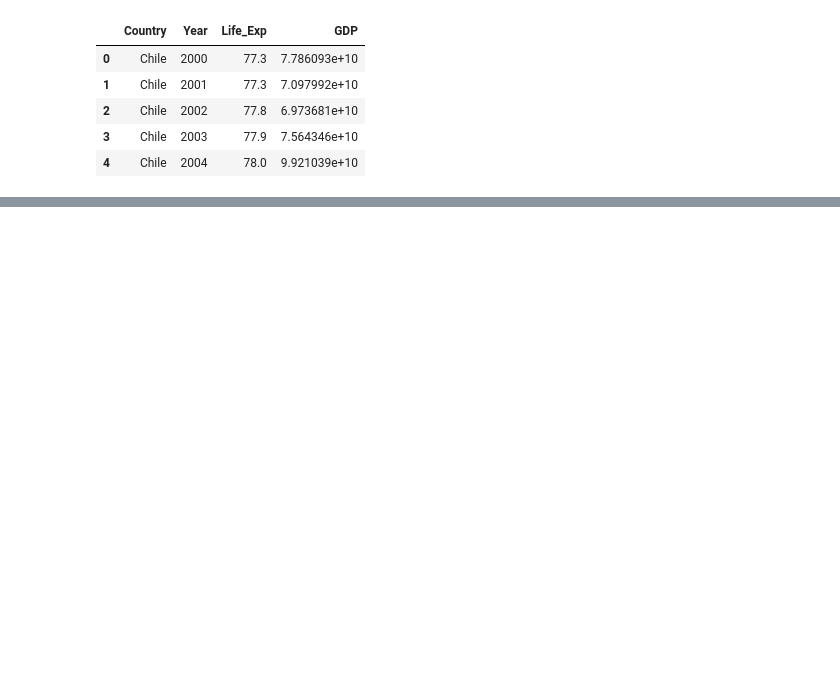
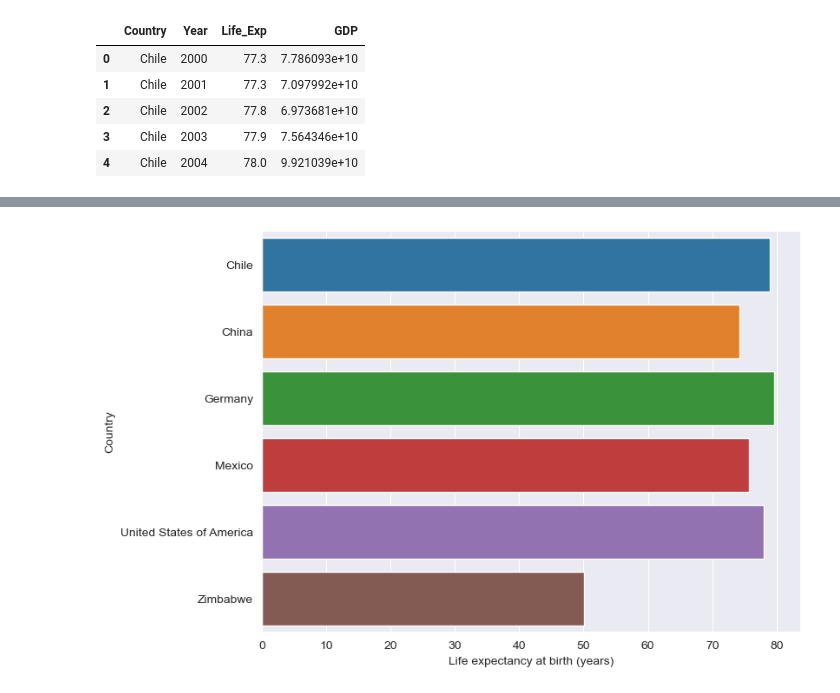
Before and after one commit to dorinMaraku/Life-Expectancy-and-GDP-Starter, a Jupyter notebook: life_expectancy_gdp.ipynb, the cells around one changed output, grey strips where cells are left out. Saved outputs shown, nothing was run; the diff lists cells and outputs as text; code cells hidden in the pictures; blank space fills up the shorter version.

```diff
--- a/life_expectancy_gdp.ipynb
+++ b/life_expectancy_gdp.ipynb
@@ -169,0 +115,3 @@ sns.histplot(data = df, x='Year', y='GDP_Fluct', hue='Country');
+# %%
+dfMean = df.drop('Year', axis=1).groupby('Country').mean().reset_index()
+dfMean
@@ -169,0 +132,8 @@ sns.histplot(data = df, x='Year', y='GDP_Fluct', hue='Country');
+# %%
+plt.figure(figsize=(8,6))
+sns.barplot(data=dfMean, x='Life_Exp', y='Country')
+plt.xlabel('Life expectancy at birth (years)')
+plt.show()
+plt.close()
+# %% [output]
+[figure, added]
```
Also changed, not shown: parts of 65 cells of this notebook.
